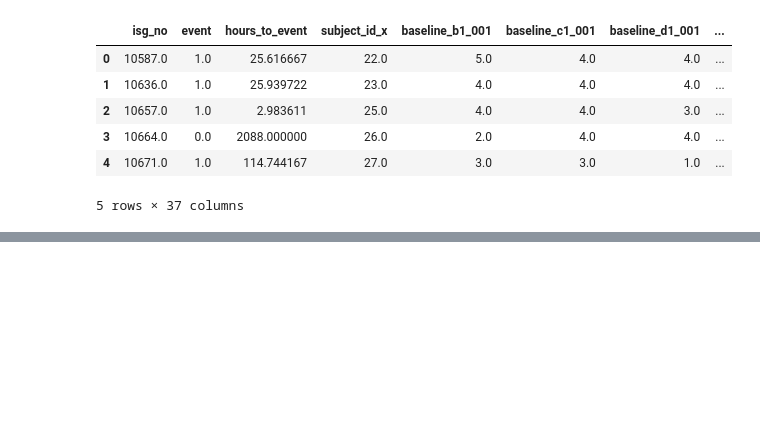
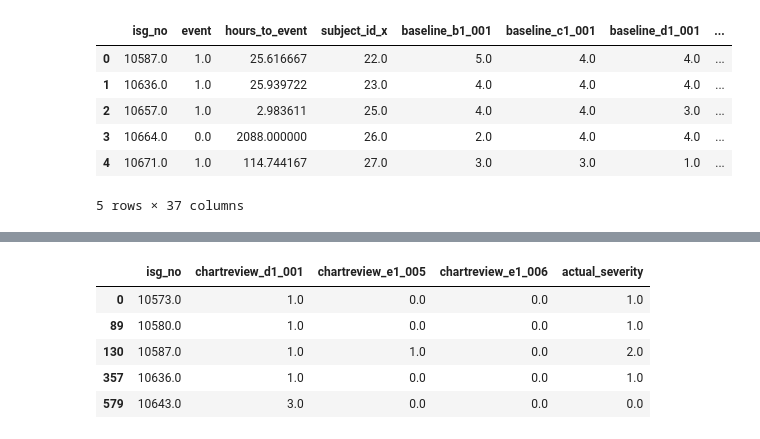
Before and after one commit to equinn1/Smoking_Cessation, a Jupyter notebook: notebooks/whosein_final.ipynb, the cells around one changed output, grey strips where cells are left out. Saved outputs shown, nothing was run; the diff lists cells and outputs as text; code cells hidden in the pictures; blank space fills up the shorter version.

```diff
--- a/notebooks/whosein_final.ipynb
+++ b/notebooks/whosein_final.ipynb
@@ -420,0 +543,13 @@ mrg4.head()
+# %%
+mrg5['actual_severity'] = 0.0*(mrg5['chartreview_d1_001'] > 1.0)+   \
+    1.0*((mrg5['chartreview_d1_001']==1.0) & (mrg5['chartreview_e1_005']==0.0) & (mrg5['chartreview_e1_006']==0.0)) + \
+    2.0*((mrg5['chartreview_d1_001']==1.0) & ((mrg5['chartreview_e1_005']==1.0) | (mrg5['chartreview_e1_006']==1.0)))
+
+mrg5.head()
+# %% [output]
+|  | isg_no | chartreview_d1_001 | chartreview_e1_005 | chartreview_e1_006 | actual_severity |
+| 0 | 10573.0 | 1.0 | 0.0 | 0.0 | 1.0 |
+| 89 | 10580.0 | 1.0 | 0.0 | 0.0 | 1.0 |
+| 130 | 10587.0 | 1.0 | 1.0 | 0.0 | 2.0 |
+| 357 | 10636.0 | 1.0 | 0.0 | 0.0 | 1.0 |
+| 579 | 10643.0 | 3.0 | 0.0 | 0.0 | 0.0 |
```
Also changed, not shown: parts of 13 cells of this notebook, 3 other files.
